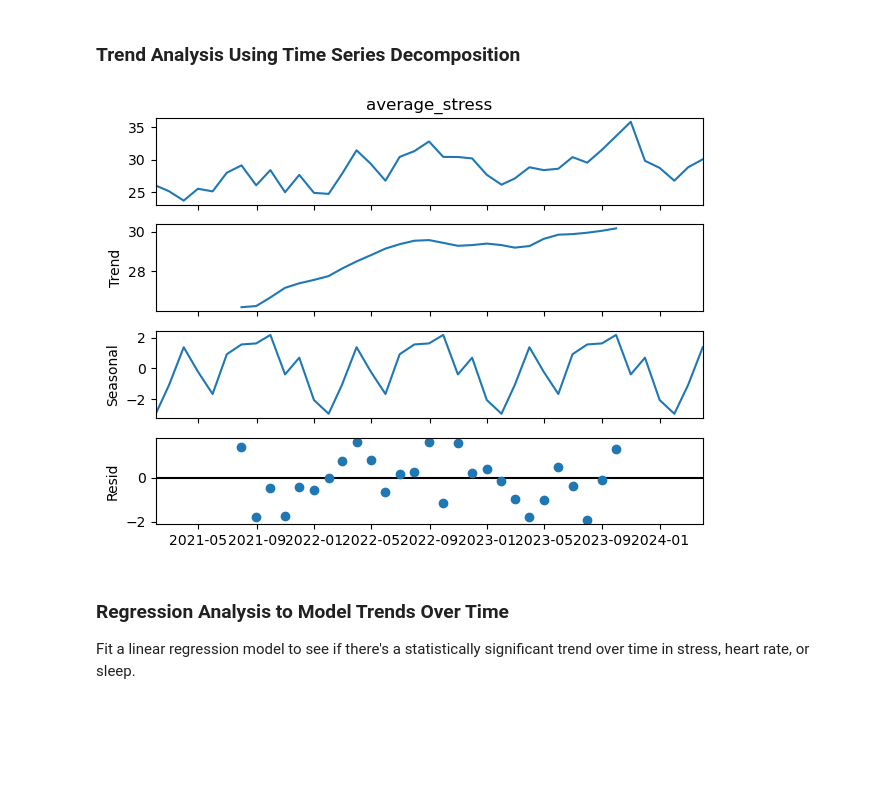
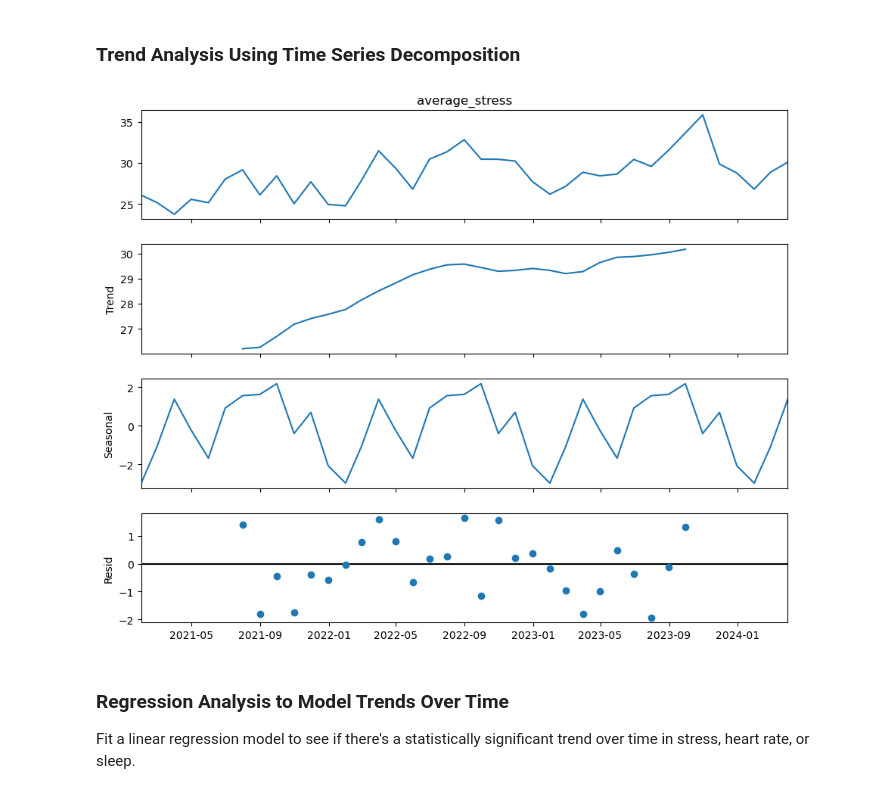
Before and after one commit to cats-and-the-city/playground, a Jupyter notebook: GarminDataStressWellnessActivities.ipynb, the cells around one changed output. Drawn from its saved outputs; the diff is of its cells as text; code cells hidden in the pictures; blank space fills up the shorter version.

```diff
--- a/GarminDataStressWellnessActivities.ipynb
+++ b/GarminDataStressWellnessActivities.ipynb
@@ -719,18 +865,15 @@ I would have expected the Stress CV to be higher than it is in the same semester
 # %%
 from statsmodels.tsa.seasonal import seasonal_decompose
 
-# Example for average stress; ensure your data is a time series with a frequency
-health_df.index = pd.to_datetime(health_df['Date'])  # Ensure index is datetime
-health_df = health_df.sort_index()  # Sort by date
-# Resample data to a consistent frequency, e.g., monthly
-monthly_data = health_df['average_stress'].resample('M').mean().dropna()
+# Decompose the monthly data
+result = seasonal_decompose(monthly_data, model='additive')
+fig = result.plot()
 
-# Decompose
-result = seasonal_decompose(monthly_data, model='additive')
-result.plot()
+# Adjust the size of the plot if necessary
+fig.set_size_inches(10, 8)
 plt.show()
 # %% [output]
-[figure, old version]
+[figure, new version]
 # %% [markdown]
 ### Regression Analysis to Model Trends Over Time
 Fit a linear regression model to see if there's a statistically significant trend over time in stress, heart rate, or sleep.
```
Also changed, not shown: parts of 60 cells of this notebook.
